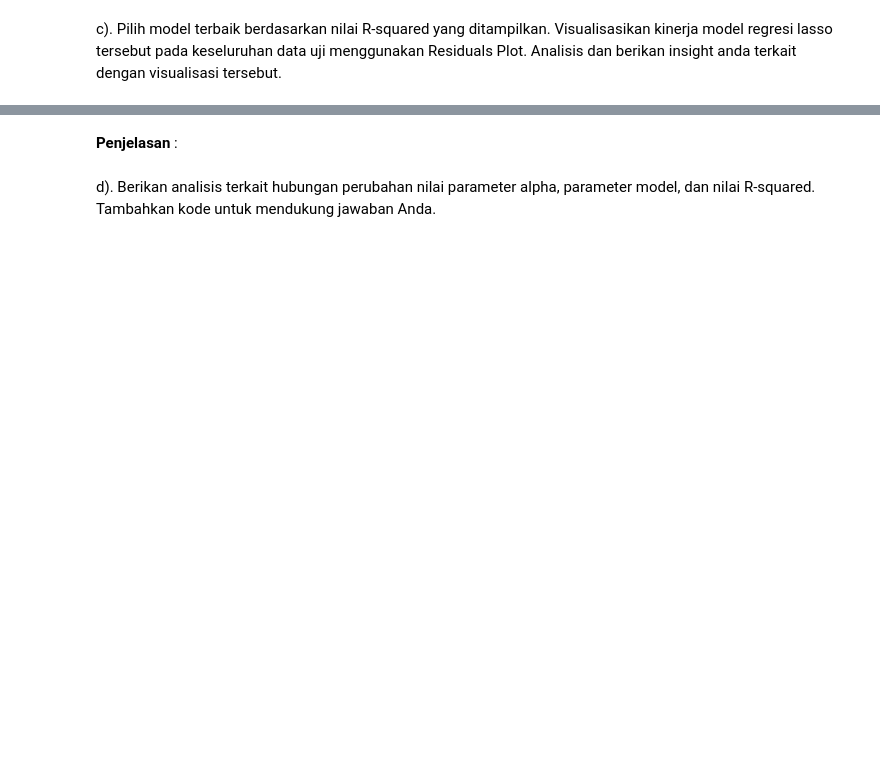
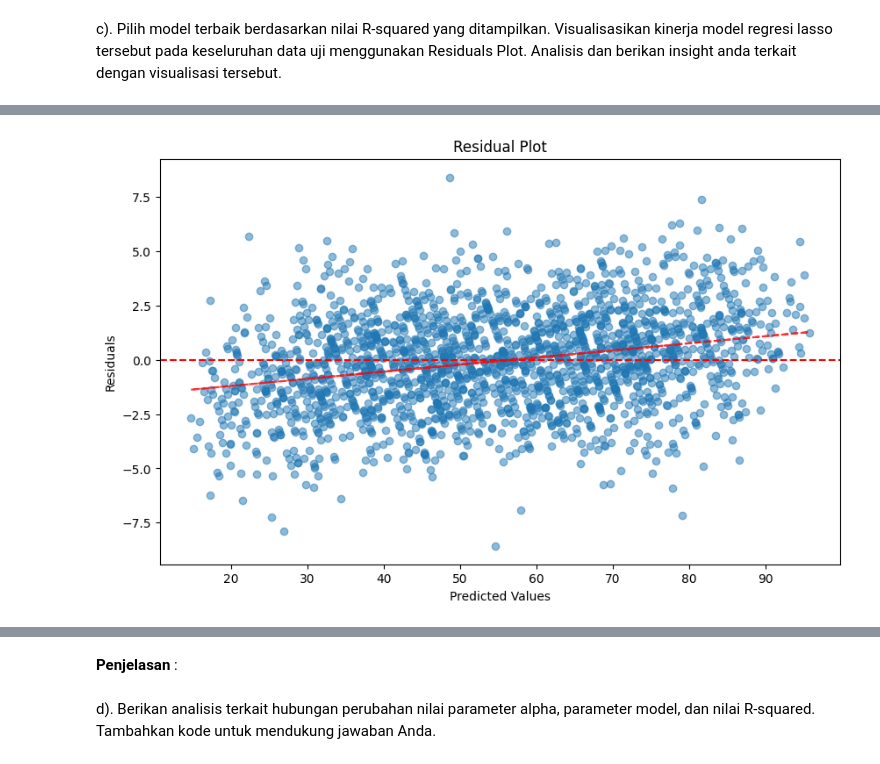
Before and after one commit to mhmdhaekal/lab-6-kasdad, a Jupyter notebook: C_Lab6_2206817490_MuhammadHaekalKalipaksi.ipynb, the cells around one changed output, grey strips where cells are left out. Cells and saved outputs as stored; diff of their text form; code cells hidden in the pictures; blank space fills up the shorter version.

```diff
--- a/C_Lab6_2206817490_MuhammadHaekalKalipaksi.ipynb
+++ b/C_Lab6_2206817490_MuhammadHaekalKalipaksi.ipynb
@@ -746,3 +746,11 @@ Dari kedua bukti diatas, dapat saya simpulkan bahwa previous scores adalah fitur
 Ikuti langkah-langkah di bawah ini. **Gunakan training dan testing set yang sama dengan Linear Regression**.
 # %% [markdown]
 a). Buatlah sebuah list alpha yang berisi minimal 5 bual alpha. Kemudian buatlah (*fit*) model *lasso regression* berdasarkan dataset sebelumnya dan alpha yang telah dipilih.
+# %%
+#random_alphas = np.random.uniform(0.01, 1, 10)
+
+choosed_alphas = [2.16687832, 8.70003811,3.8051423, 5.48202902, 6.93181805, 5.61160189
+, 1.32820689, 9.15462569,0.41015153, 9.42444553]
+
+choosed_alphas.sort()
+choosed_alphas
@@ -749,2 +768,10 @@ a). Buatlah sebuah list alpha yang berisi minimal 5 bual alpha. Kemudian buatlah
+# %%
+all_lasso_models = []
+
+for alpha in choosed_alphas:
+    lasso = Lasso(alpha=alpha)
+    lasso.fit(X_train_scaled, y_train)
+    list_value = (alpha, lasso)
+    all_lasso_models.append(list_value)
 # %% [markdown]
 b). Tampilkan nilai MAE, MSE, RMSE, dan R-squared untuk masing-masing model *lasso regression* pada *testing dataset*.
@@ -752,0 +807,3 @@ c). Pilih model terbaik berdasarkan nilai R-squared yang ditampilkan. Visualisas
+# %%
+final_lasso = Lasso(alpha=0.41015153)
+final_lasso.fit(X_train_scaled, y_train)
@@ -752,0 +812,2 @@ c). Pilih model terbaik berdasarkan nilai R-squared yang ditampilkan. Visualisas
+# %%
+y_final_lasso_prediction = final_lasso.predict(X_test_scaled)
@@ -752,0 +822,17 @@ c). Pilih model terbaik berdasarkan nilai R-squared yang ditampilkan. Visualisas
+# %%
+residuals = y_test - y_final_lasso_prediction
+plt.figure(figsize=(10, 6))
+
+plt.scatter(y_final_lasso_prediction, residuals, alpha=0.5)
+plt.axhline(y=0, color='r', linestyle='--')
+
+plt.xlabel("Predicted Values")
+plt.ylabel("Residuals")
+plt.title("Residual Plot")
+
+z = np.polyfit(y_final_lasso_prediction, residuals, 1)
+p = np.poly1d(z)
+plt.plot(y_final_lasso_prediction, p(y_final_lasso_prediction), "r--", alpha=0.8)
+plt.show()
+# %% [output]
+[figure, added]
```
Also changed, not shown: parts of 27 cells of this notebook.
